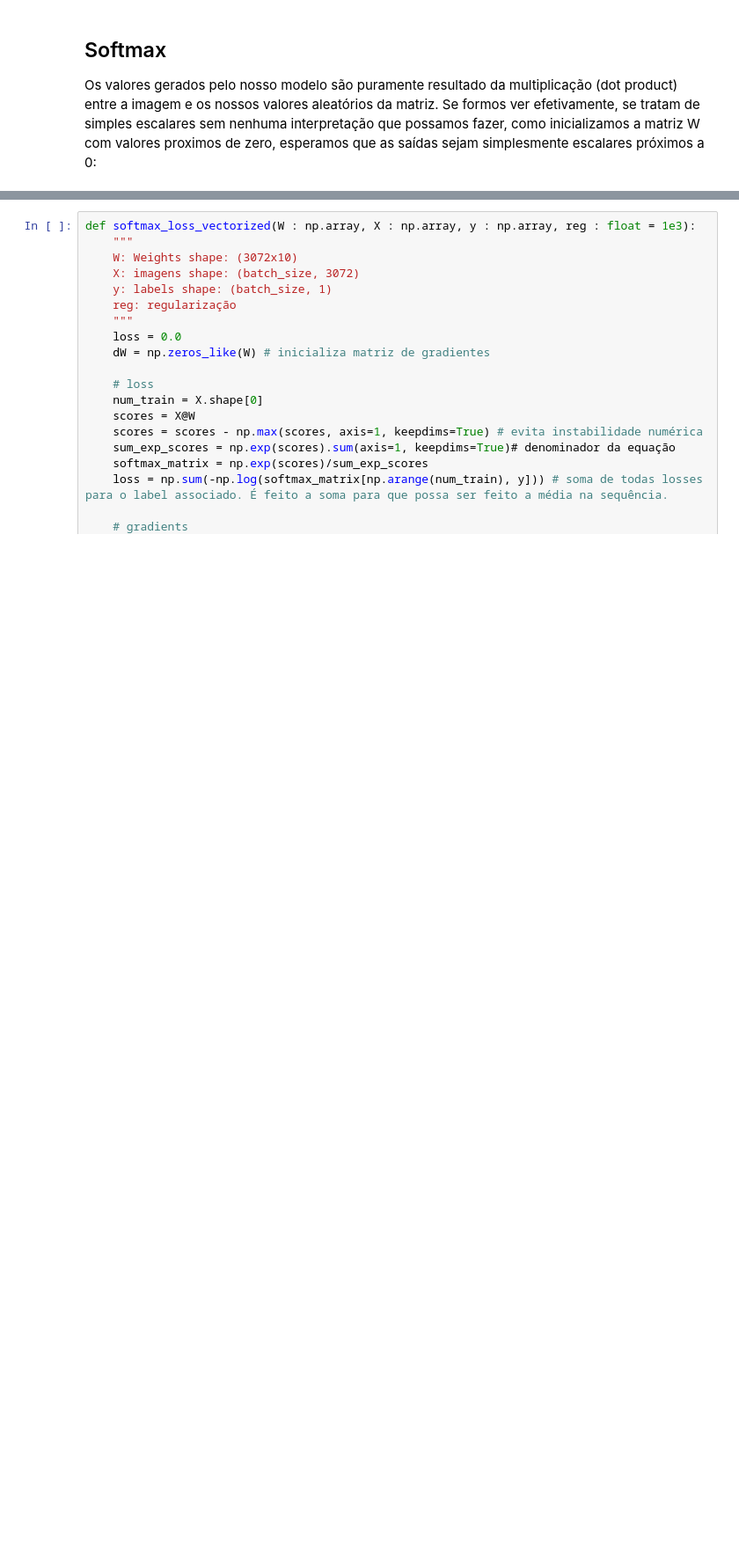
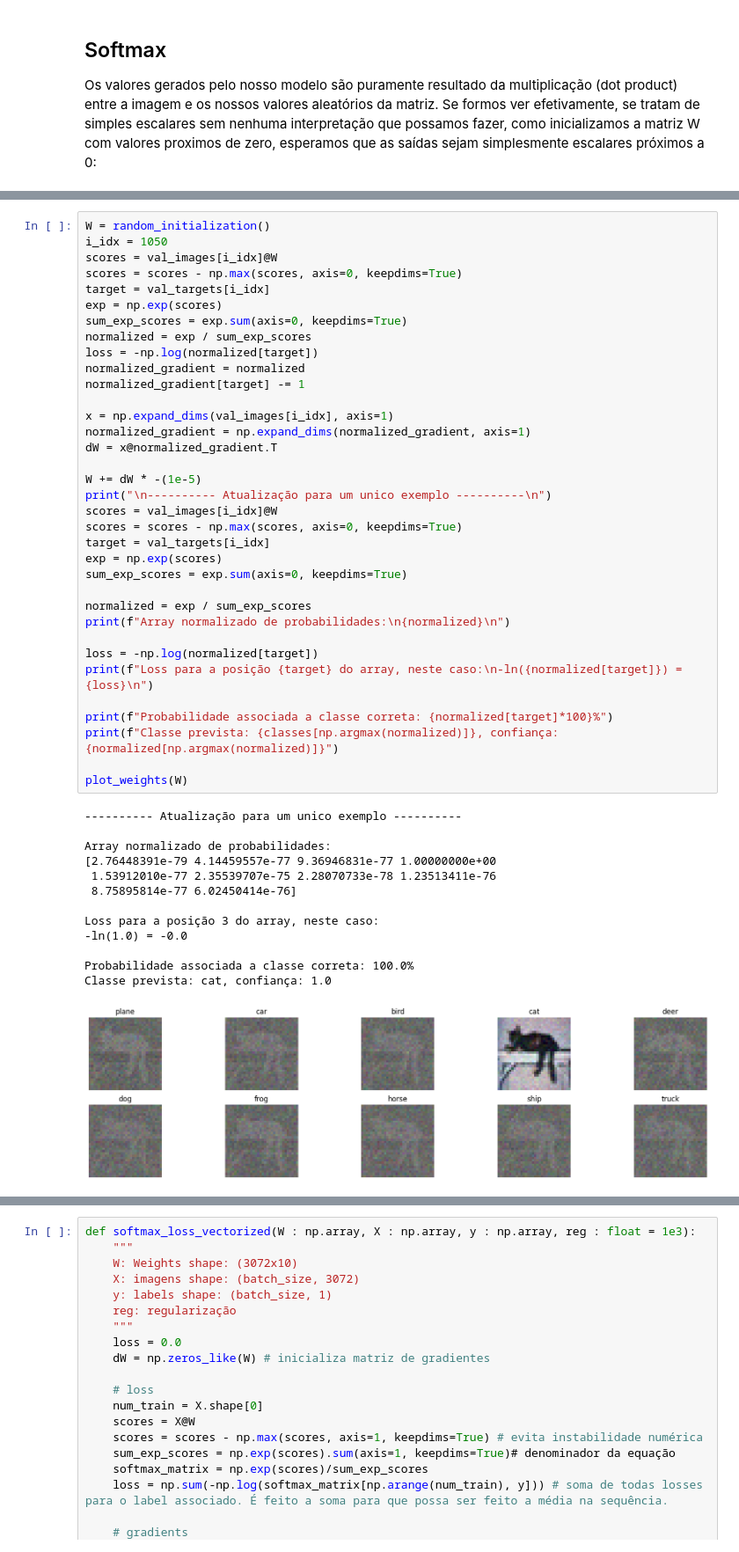
Before and after one commit to GabrielDornelles/modern-computer-vision, a Jupyter notebook: softmax-classifier.ipynb, the cells around one changed output, grey strips where cells are left out. Shown at 88% size. Cells and saved outputs as stored; diff of their text form; blank space fills up the shorter version.

```diff
--- a/softmax-classifier.ipynb
+++ b/softmax-classifier.ipynb
@@ -257,0 +383,49 @@ De maneira prévia, existem muitas combinações que nos dão o mesmo resultado
+# %%
+W = random_initialization()
+i_idx = 1050
+scores = val_images[i_idx]@W
+scores = scores - np.max(scores, axis=0, keepdims=True)
+target = val_targets[i_idx]
+exp = np.exp(scores)
+sum_exp_scores = exp.sum(axis=0, keepdims=True)
+normalized = exp / sum_exp_scores
+loss = -np.log(normalized[target])
+normalized_gradient = normalized
+normalized_gradient[target] -= 1
+
+x = np.expand_dims(val_images[i_idx], axis=1)
+normalized_gradient = np.expand_dims(normalized_gradient, axis=1)
+dW = x@normalized_gradient.T
+
+W += dW * -(1e-5)
+print("\n---------- Atualização para um unico exemplo ----------\n")
+scores = val_images[i_idx]@W
+scores = scores - np.max(scores, axis=0, keepdims=True)
+target = val_targets[i_idx]
+exp = np.exp(scores)
+sum_exp_scores = exp.sum(axis=0, keepdims=True)
+
+normalized = exp / sum_exp_scores
+print(f"Array normalizado de probabilidades:\n{normalized}\n")
+
+loss = -np.log(normalized[target])
+print(f"Loss para a posição {target} do array, neste caso:\n-ln({normalized[target]}) = {loss}\n")
+
+print(f"Probabilidade associada a classe correta: {normalized[target]*100}%")
+print(f"Classe prevista: {classes[np.argmax(normalized)]}, confiança: {normalized[np.argmax(normalized)]}")
+
+plot_weights(W)
+# %% [output]
+---------- Atualização para um unico exemplo ----------
+
+Array normalizado de probabilidades:
+[2.76448391e-79 4.14459557e-77 9.36946831e-77 1.00000000e+00
+ 1.53912010e-77 2.35539707e-75 2.28070733e-78 1.23513411e-76
+ 8.75895814e-77 6.02450414e-76]
+
+Loss para a posição 3 do array, neste caso:
+-ln(1.0) = -0.0
+
+Probabilidade associada a classe correta: 100.0%
+Classe prevista: cat, confiança: 1.0
+[figure, added]
```
Also changed, not shown: parts of 17 cells of this notebook.
